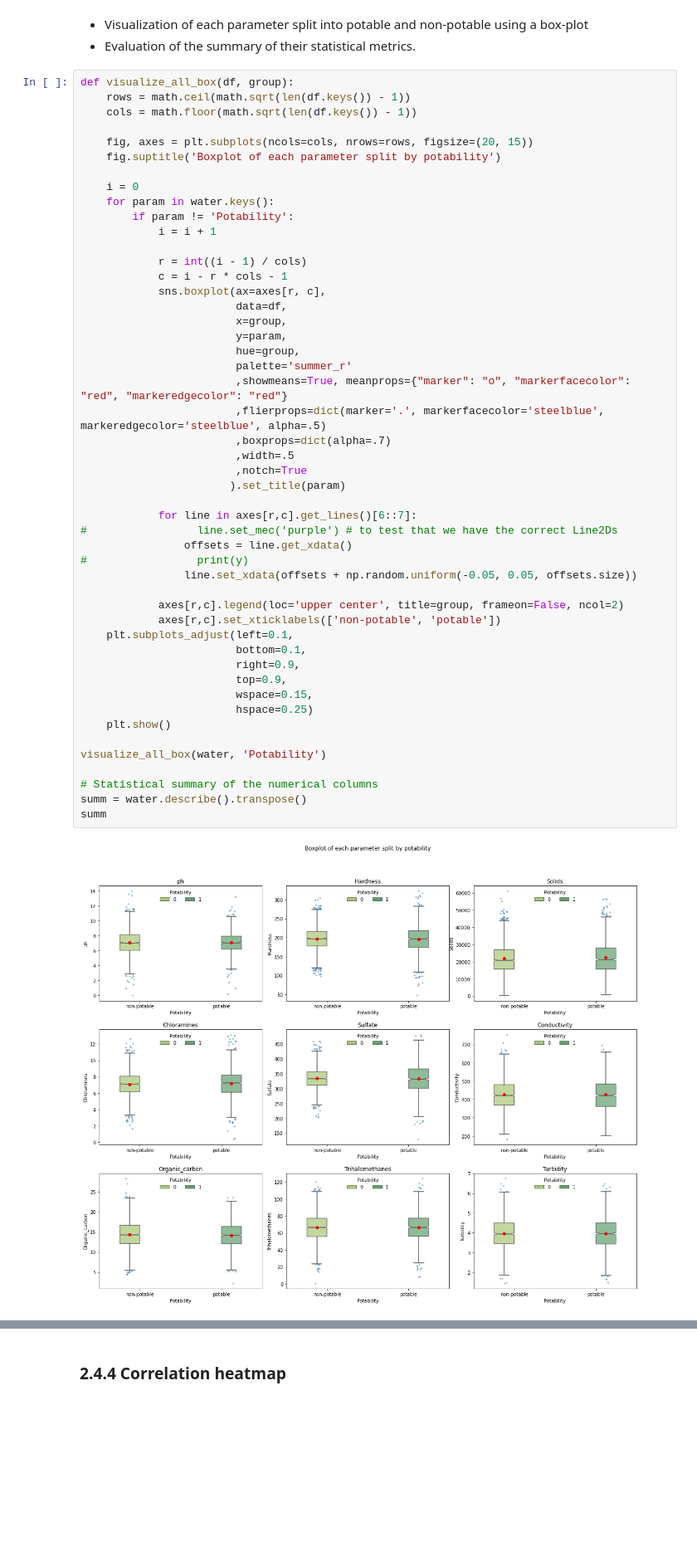
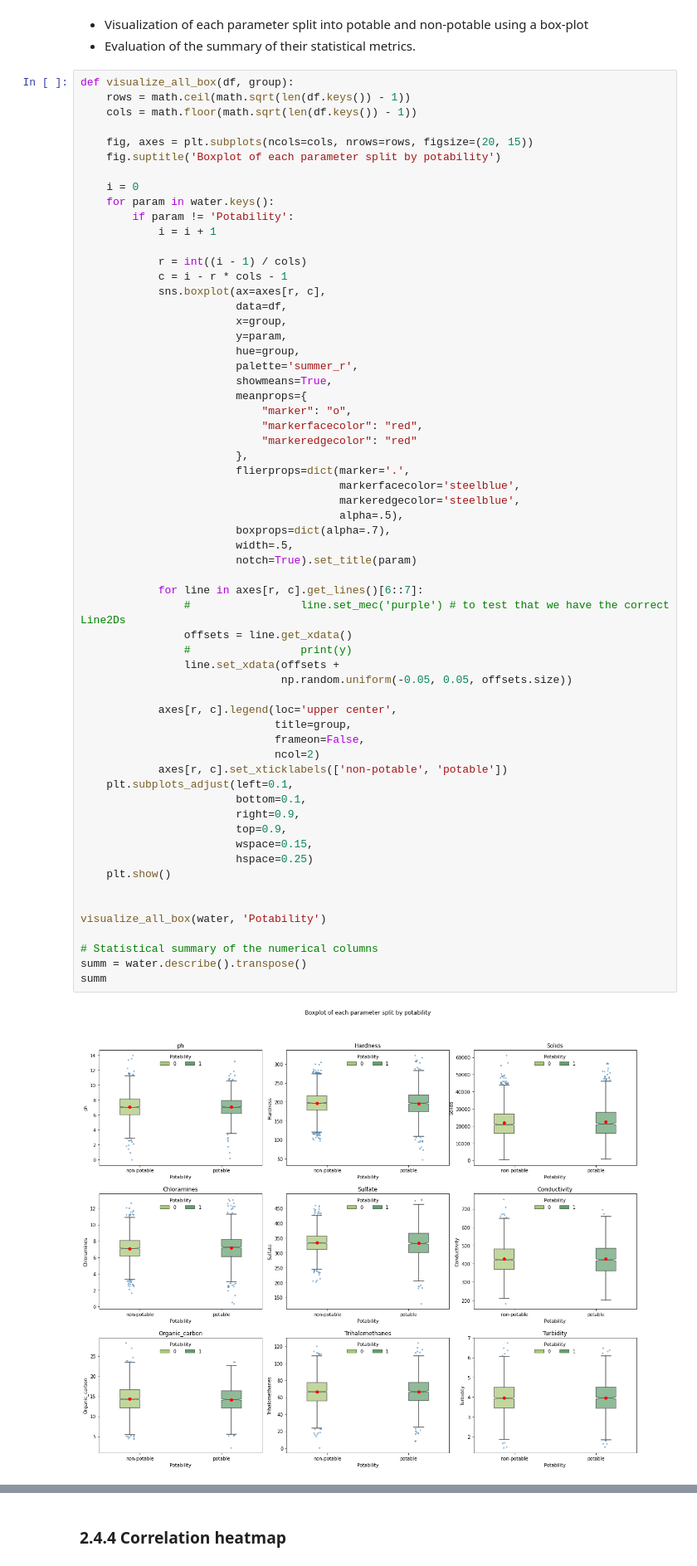
Before and after one commit to MarceloAlvesPereira/To-drink-or-not-to-drink, a Jupyter notebook: Dirty water.ipynb, the cells around one changed output, grey strips where cells are left out. Shown at 83% size. Drawn from its saved outputs; the diff is of its cells as text; blank space fills up the shorter version.

```diff
--- a/Dirty water.ipynb
+++ b/Dirty water.ipynb
@@ -507,47 +504,59 @@ def visualize_all_box(df, group):
 
     i = 0
     for param in water.keys():
         if param != 'Potability':
             i = i + 1
 
             r = int((i - 1) / cols)
             c = i - r * cols - 1
             sns.boxplot(ax=axes[r, c],
                         data=df,
                         x=group,
                         y=param,
                         hue=group,
-                        palette='summer_r'
-                        ,showmeans=True, meanprops={"marker": "o", "markerfacecolor": "red", "markeredgecolor": "red"}
-                        ,flierprops=dict(marker='.', markerfacecolor='steelblue', markeredgecolor='steelblue', alpha=.5)
-                        ,boxprops=dict(alpha=.7)
-                        ,width=.5
-                        ,notch=True
-                       ).set_title(param)
+                        palette='summer_r',
+                        showmeans=True,
+                        meanprops={
+                            "marker": "o",
+                            "markerfacecolor": "red",
+                            "markeredgecolor": "red"
+                        },
+                        flierprops=dict(marker='.',
+                                        markerfacecolor='steelblue',
+                                        markeredgecolor='steelblue',
+                                        alpha=.5),
+                        boxprops=dict(alpha=.7),
+                        width=.5,
+                        notch=True).set_title(param)
 
-            for line in axes[r,c].get_lines()[6::7]:
-#                 line.set_mec('purple') # to test that we have the correct Line2Ds
+            for line in axes[r, c].get_lines()[6::7]:
+                #                 line.set_mec('purple') # to test that we have the correct Line2Ds
                 offsets = line.get_xdata()
-#                 print(y)
-                line.set_xdata(offsets + np.random.uniform(-0.05, 0.05, offsets.size))
+                #                 print(y)
+                line.set_xdata(offsets +
+                               np.random.uniform(-0.05, 0.05, offsets.size))
 
-            axes[r,c].legend(loc='upper center', title=group, frameon=False, ncol=2)
-            axes[r,c].set_xticklabels(['non-potable', 'potable'])
+            axes[r, c].legend(loc='upper center',
+                              title=group,
+                              frameon=False,
+                              ncol=2)
+            axes[r, c].set_xticklabels(['non-potable', 'potable'])
     plt.subplots_adjust(left=0.1,
                         bottom=0.1,
                         right=0.9,
                         top=0.9,
                         wspace=0.15,
                         hspace=0.25)
     plt.show()
 
+
 visualize_all_box(water, 'Potability')
 
 # Statistical summary of the numerical columns
 summ = water.describe().transpose()
 summ
 # %% [output]
-[figure, old version]
+[figure, new version]
 |  | count | mean | std | min | 25% | 50% | 75% | max |
 | ph | 2785.00 | 7.08 | 1.59 | 0.00 | 6.09 | 7.04 | 8.06 | 14.00 |
 | Hardness | 3276.00 | 196.37 | 32.88 | 47.43 | 176.85 | 196.97 | 216.67 | 323.12 |
```
Also changed, not shown: parts of 21 cells of this notebook.
